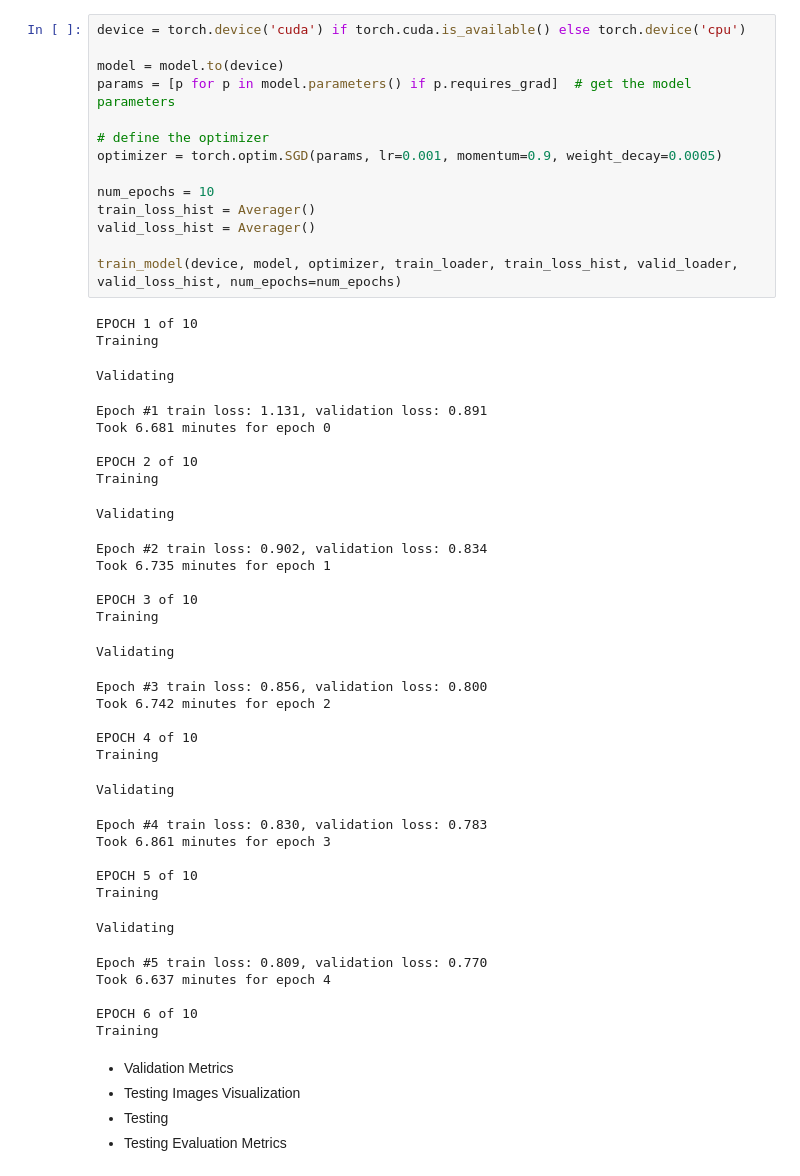
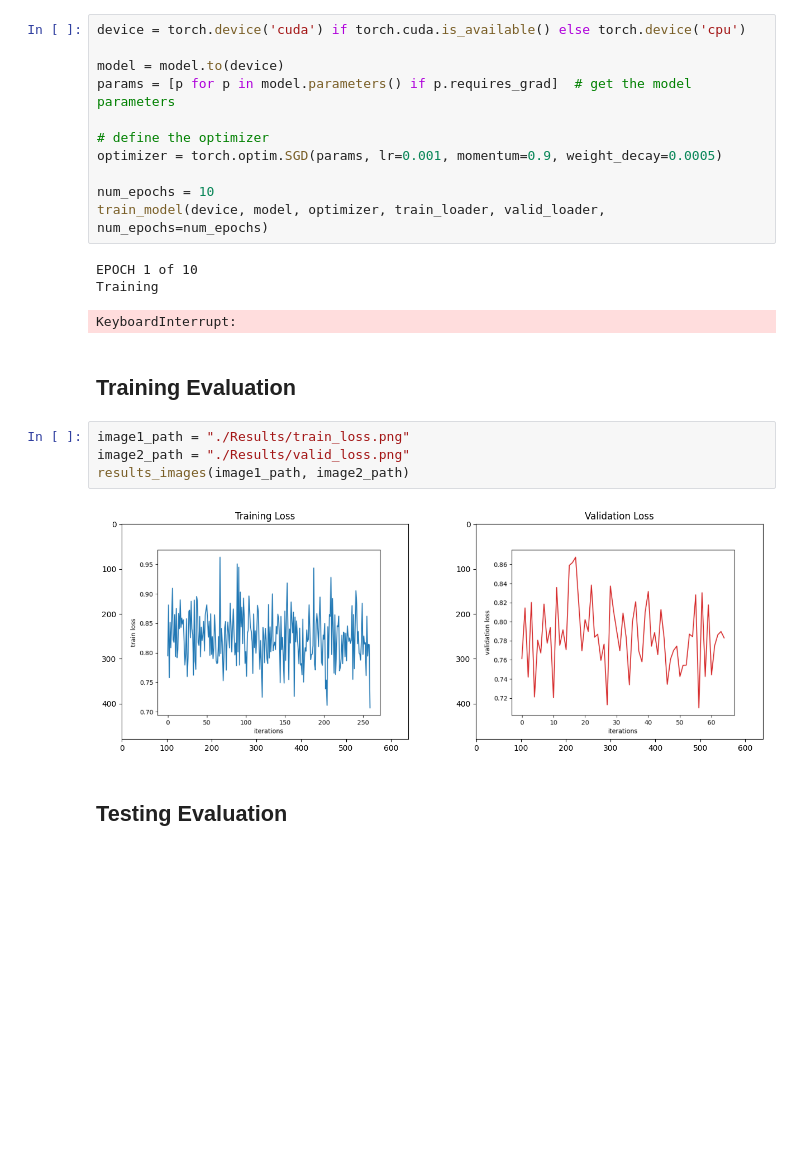
Before and after one commit to grlefl/Manga109-Object-Detection, a Jupyter notebook: main.ipynb, the cells around one changed output. Cells and saved outputs as stored; diff of their text form; blank space fills up the shorter version.

```diff
--- a/main.ipynb
+++ b/main.ipynb
@@ -161,45 +30,18 @@ params = [p for p in model.parameters() if p.requires_grad]  # get the model par
 optimizer = torch.optim.SGD(params, lr=0.001, momentum=0.9, weight_decay=0.0005)
 
 num_epochs = 10
-train_loss_hist = Averager()
-valid_loss_hist = Averager()
-
-train_model(device, model, optimizer, train_loader, train_loss_hist, valid_loader, valid_loss_hist, num_epochs=num_epochs)
+train_model(device, model, optimizer, train_loader, valid_loader, num_epochs=num_epochs)
 # %% [output]
 EPOCH 1 of 10
 Training
-Validating
+KeyboardInterrupt:
-Epoch #1 train loss: 1.131, validation loss: 0.891
-Took 6.681 minutes for epoch 0
-
-EPOCH 2 of 10
-Training
-Validating
-Epoch #2 train loss: 0.902, validation loss: 0.834
-Took 6.735 minutes for epoch 1
-
-EPOCH 3 of 10
-Training
-Validating
-Epoch #3 train loss: 0.856, validation loss: 0.800
-Took 6.742 minutes for epoch 2
-
-EPOCH 4 of 10
-Training
-Validating
-Epoch #4 train loss: 0.830, validation loss: 0.783
-Took 6.861 minutes for epoch 3
-
-EPOCH 5 of 10
-Training
-Validating
-Epoch #5 train loss: 0.809, validation loss: 0.770
-Took 6.637 minutes for epoch 4
-
-EPOCH 6 of 10
-Training
+# %% [markdown]
+## Training Evaluation
+# %%
+image1_path = "./Results/train_loss.png"
+image2_path = "./Results/valid_loss.png"
+results_images(image1_path, image2_path)
+# %% [output]
+[figure, added]
 # %% [markdown]
-- Validation Metrics
-- Testing Images Visualization
-- Testing
-- Testing Evaluation Metrics
+## Testing Evaluation
```
Also changed, not shown: parts of 20 cells of this notebook, 7 other files.
